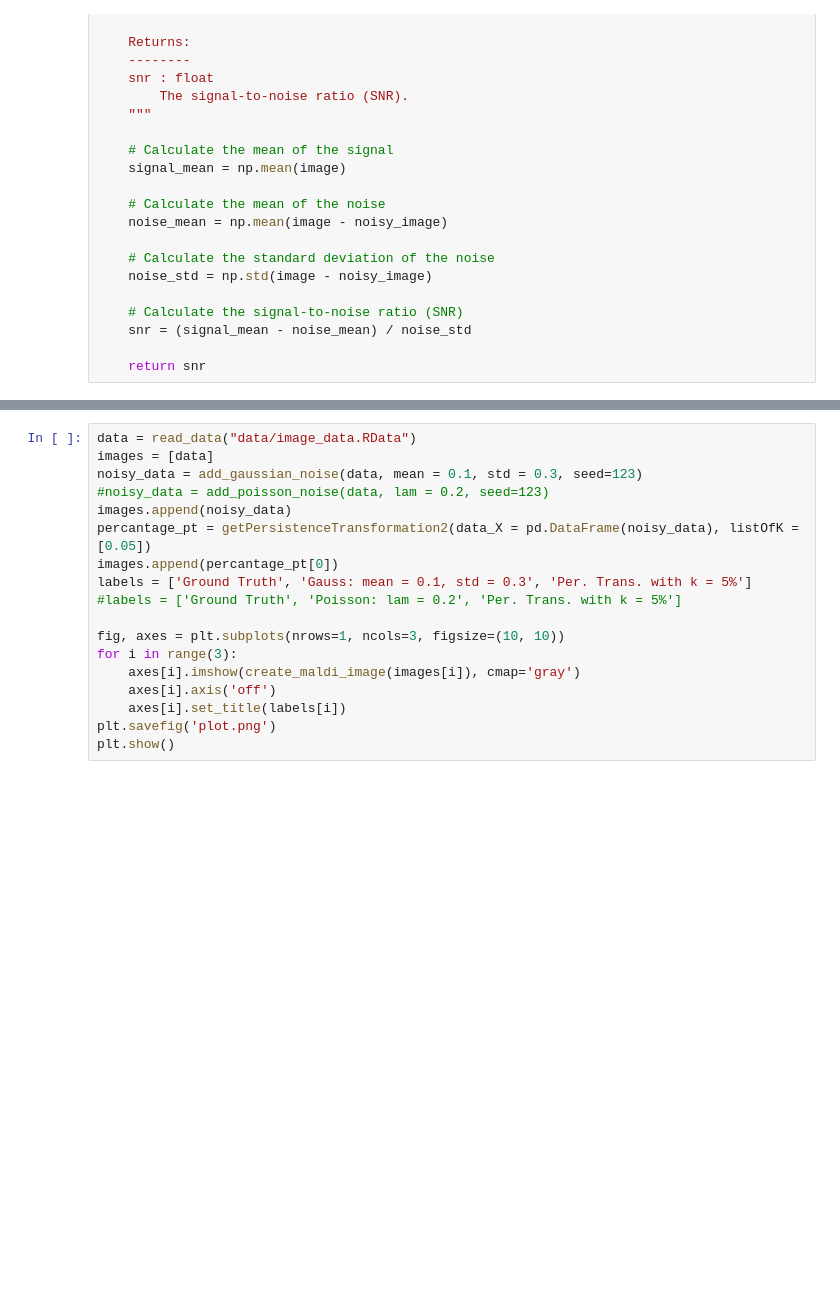
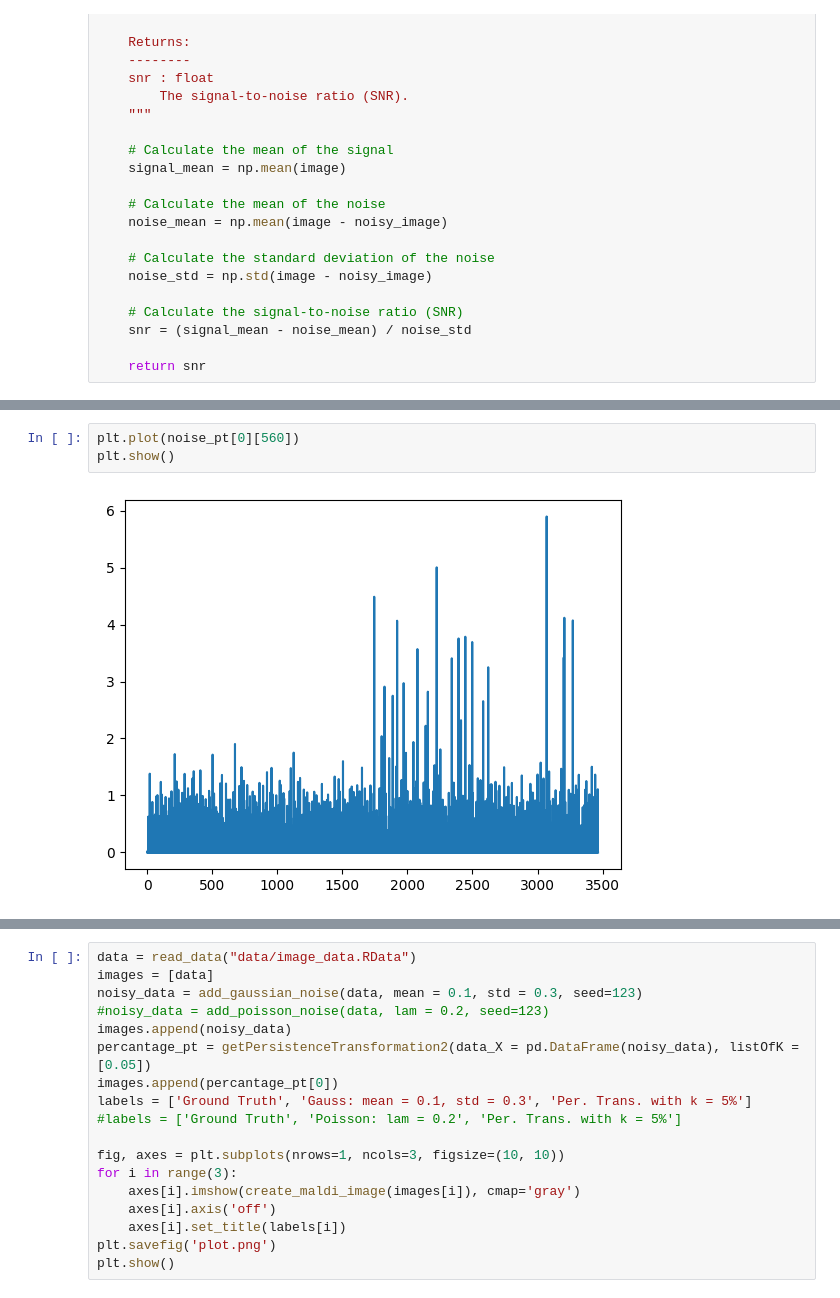
Before and after one commit to klailag/SupervisedTDAMethodForMALDI, a Jupyter notebook: Paper revision/simulation from r.ipynb, the cells around one changed output, grey strips where cells are left out. Cells and saved outputs as stored; diff of their text form; blank space fills up the shorter version.

```diff
--- a/Paper revision/simulation from r.ipynb
+++ b/Paper revision/simulation from r.ipynb
@@ -339,0 +351,5 @@ def calculate_snr(image, noisy_image):
+# %%
+plt.plot(noise_pt[0][560])
+plt.show()
+# %% [output]
+[figure, added]
```
Also changed, not shown: parts of 3 cells of this notebook.
